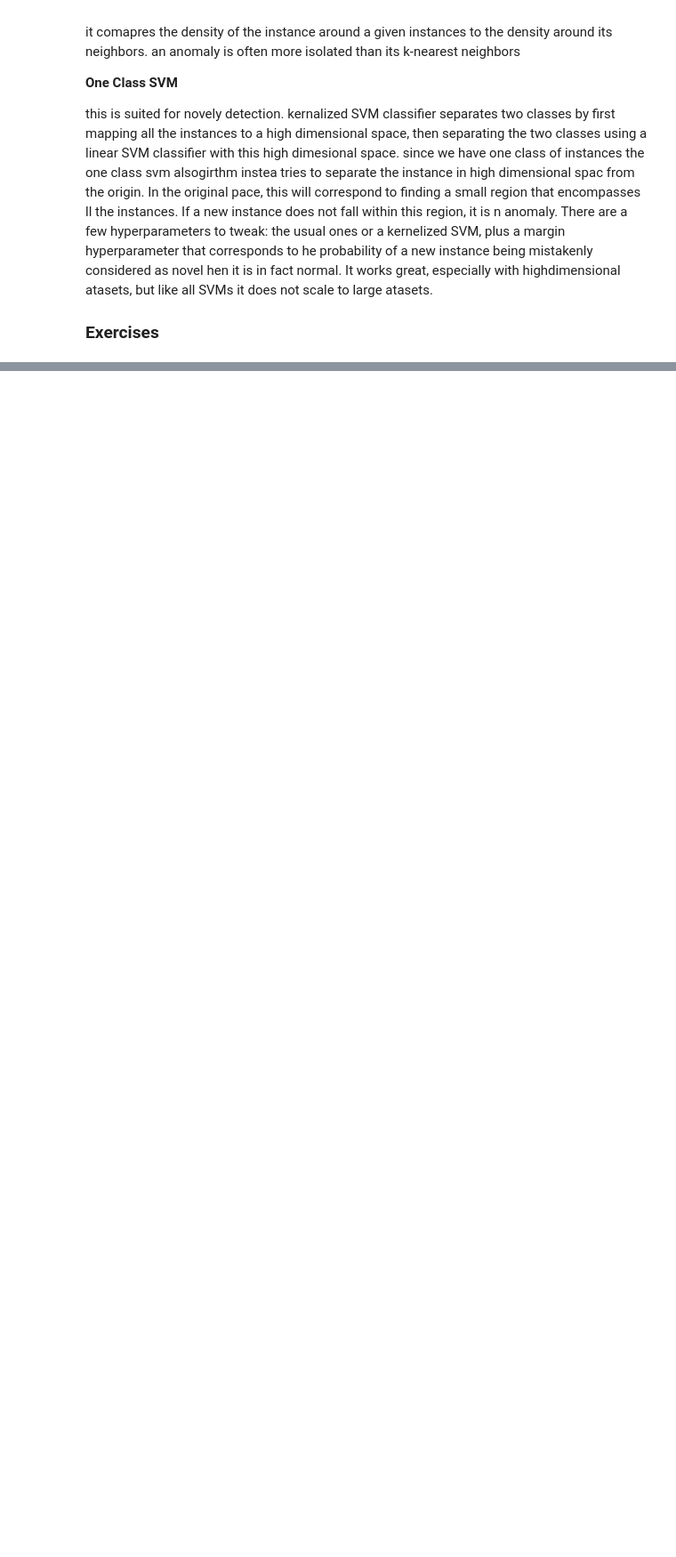
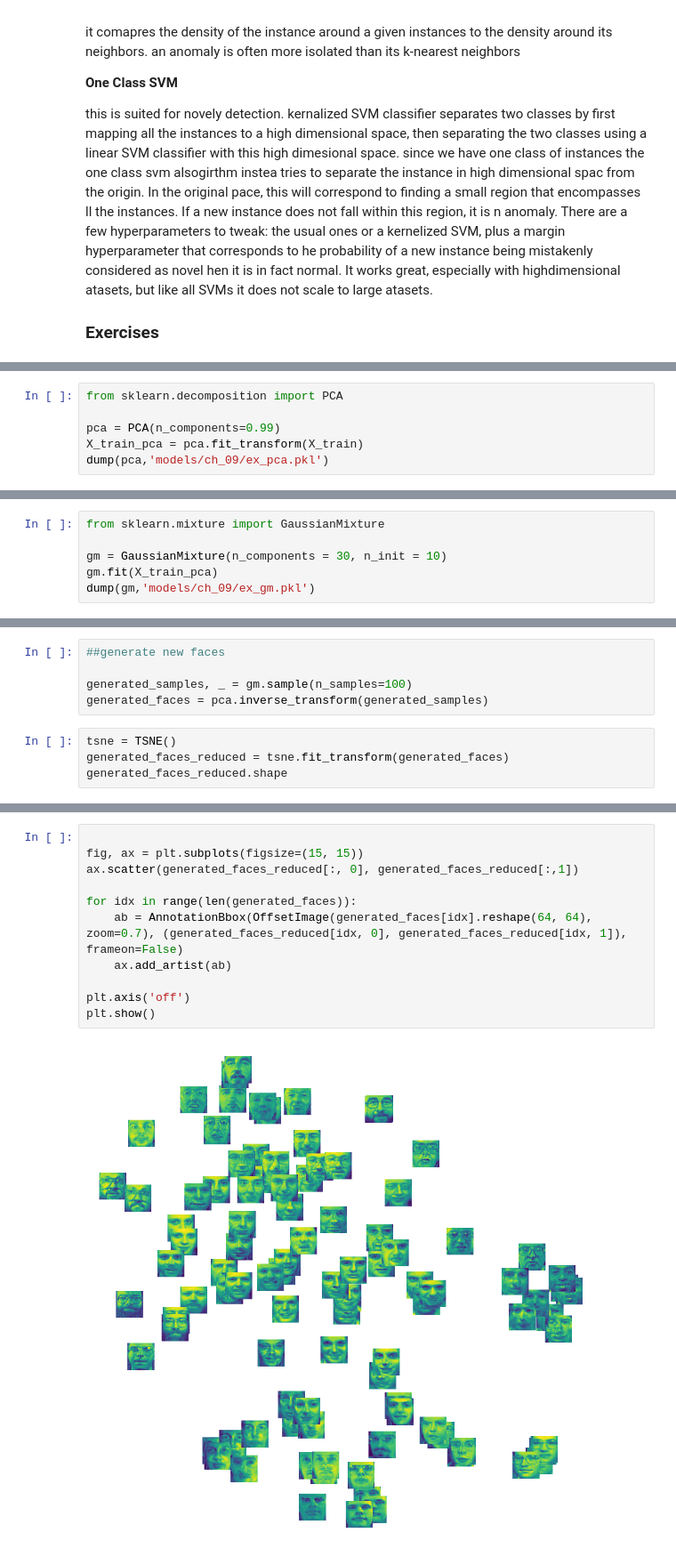
Before and after one commit to apurvasijaria/notes-and-codes-from-books, a Jupyter notebook: Hands-on-ML-with-scikit-learn-keras-tensorflow-2ndEd/Ch_09_unsupervised_learning_techniques.ipynb, the cells around one changed output, grey strips where cells are left out. Shown at 89% size. Saved outputs shown, nothing was run; the diff lists cells and outputs as text; blank space fills up the shorter version.

```diff
--- a/Hands-on-ML-with-scikit-learn-keras-tensorflow-2ndEd/Ch_09_unsupervised_learning_techniques.ipynb
+++ b/Hands-on-ML-with-scikit-learn-keras-tensorflow-2ndEd/Ch_09_unsupervised_learning_techniques.ipynb
@@ -993,0 +1263,6 @@ __e. Visualize the clusters: do you see similar faces in each cluster?__
+# %%
+from sklearn.decomposition import PCA
+
+pca = PCA(n_components=0.99)
+X_train_pca = pca.fit_transform(X_train)
+dump(pca,'models/ch_09/ex_pca.pkl')
@@ -993,0 +1271,6 @@ __e. Visualize the clusters: do you see similar faces in each cluster?__
+# %%
+from sklearn.mixture import GaussianMixture
+
+gm = GaussianMixture(n_components = 30, n_init = 10)
+gm.fit(X_train_pca)
+dump(gm,'models/ch_09/ex_gm.pkl')
@@ -993,0 +1279,9 @@ __e. Visualize the clusters: do you see similar faces in each cluster?__
+# %%
+##generate new faces
+
+generated_samples, _ = gm.sample(n_samples=100)
+generated_faces = pca.inverse_transform(generated_samples)
+# %%
+tsne = TSNE()
+generated_faces_reduced = tsne.fit_transform(generated_faces)
+generated_faces_reduced.shape
@@ -993,0 +1290,13 @@ __e. Visualize the clusters: do you see similar faces in each cluster?__
+# %%
+
+fig, ax = plt.subplots(figsize=(15, 15))
+ax.scatter(generated_faces_reduced[:, 0], generated_faces_reduced[:,1])
+
+for idx in range(len(generated_faces)):
+    ab = AnnotationBbox(OffsetImage(generated_faces[idx].reshape(64, 64), zoom=0.7), (generated_faces_reduced[idx, 0], generated_faces_reduced[idx, 1]), frameon=False)
+    ax.add_artist(ab)
+
+plt.axis('off')
+plt.show()
+# %% [output]
+[figure, added]
```
Also changed, not shown: parts of 56 cells of this notebook, 6 other files.
